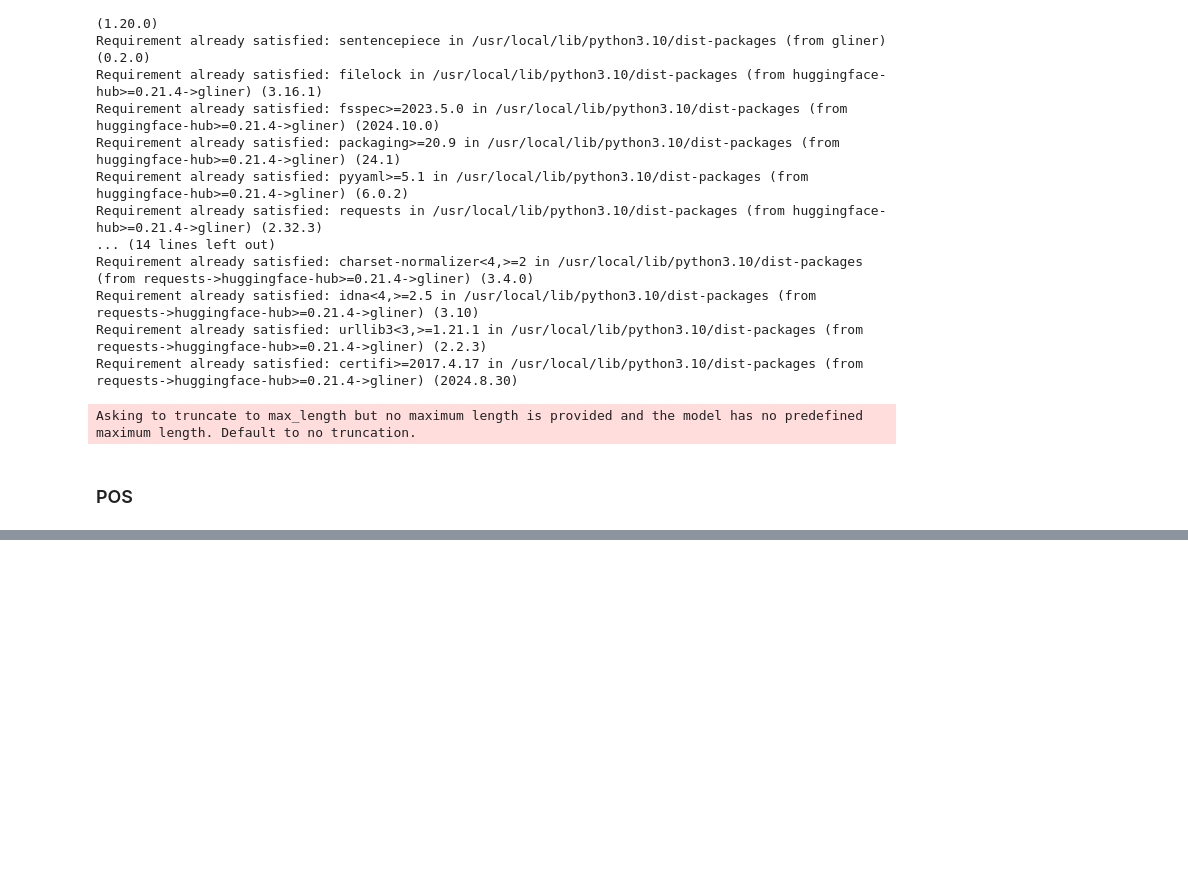
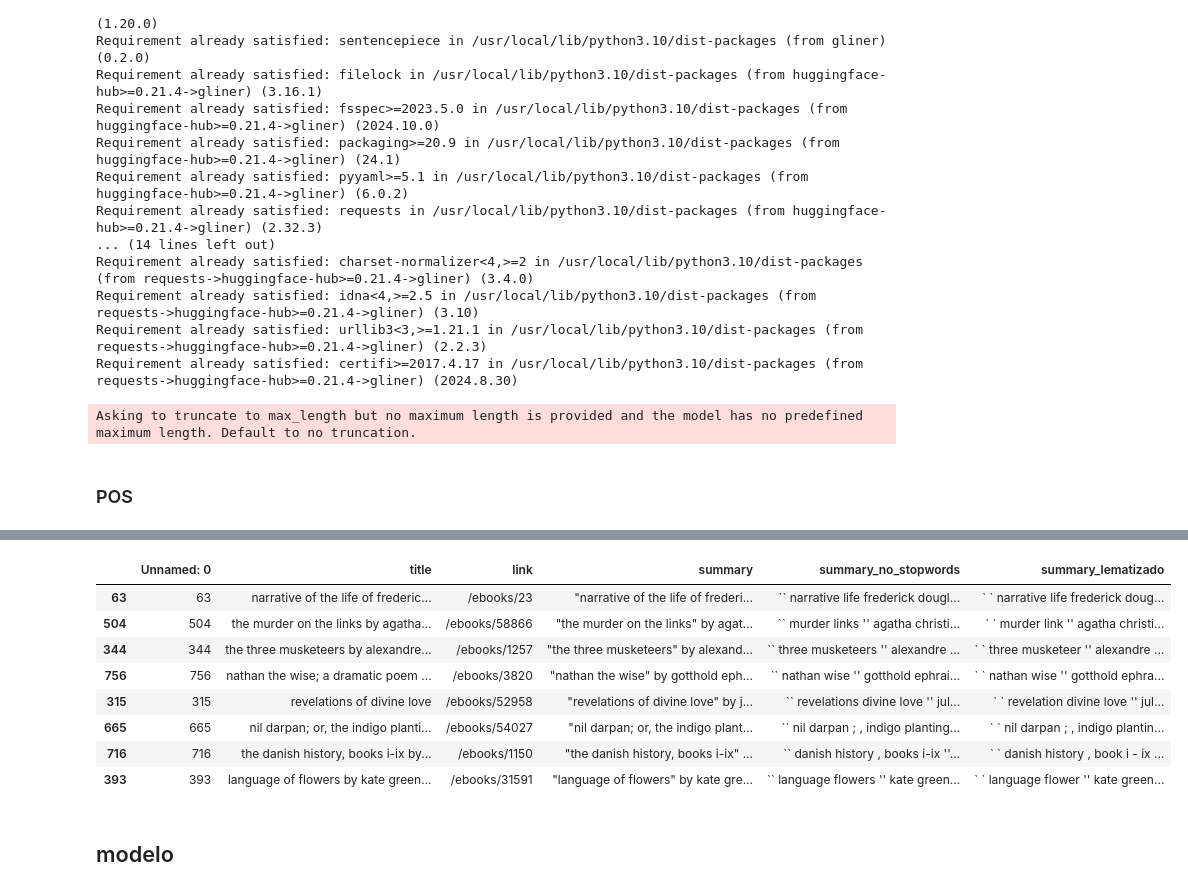
Before and after one commit to bpace1/NLP-TP1, a Jupyter notebook: NLP_TP1_model.ipynb, the cells around one changed output, grey strips where cells are left out. Cells and saved outputs as stored; diff of their text form; code cells hidden in the pictures; blank space fills up the shorter version.

```diff
--- a/NLP_TP1_model.ipynb
+++ b/NLP_TP1_model.ipynb
@@ -293,0 +324,6 @@ print(df)
+# %%
+df_libros = df_libros.dropna()
+# %%
+df_peliculas['description_no_stopwords'] = df_peliculas['description'].apply(remove_stopwords)
+df_libros['summary_no_stopwords'] = df_libros['summary'].apply(remove_stopwords)
+df_juegos['Description_no_stopwords'] = df_juegos['Description'].apply(remove_stopwords)
@@ -293,0 +332,11 @@ print(df)
+# %%
+!python -m spacy download en_core_web_sm
+lemmatizer = spacy.load("en_core_web_sm")
+
+def lematizar_texto(texto: str) -> str:
+    """
+    Función para lematizar un texto en inglés
+    """
+    lemmatizer_ = lemmatizer(texto)
+    lemmas = [tok.lemma_.lower() for tok in lemmatizer_]
+    return ' '.join(lemmas)
@@ -293,0 +361,18 @@ print(df)
+# %%
+df_libros['summary_lematizado'] = df_libros['summary_no_stopwords'].apply(lematizar_texto)
+df_peliculas['description_lematizado'] = df_peliculas['description_no_stopwords'].apply(lematizar_texto)
+df_juegos['Description_lematizado'] = df_juegos['Description_no_stopwords'].apply(lematizar_texto)
+# %%
+df_libros.sample(8)
+# %% [output]
+|  | Unnamed: 0 | title | link | summary | summary_no_stopwords | summary_lematizado |
+| 63 | 63 | narrative of the life of frederic... | /ebooks/23 | "narrative of the life of frederi... | `` narrative life frederick dougl... | ` ` narrative life frederick doug... |
+| 504 | 504 | the murder on the links by agatha... | /ebooks/58866 | "the murder on the links" by agat... | `` murder links '' agatha christi... | ` ` murder link '' agatha christi... |
+| 344 | 344 | the three musketeers by alexandre... | /ebooks/1257 | "the three musketeers" by alexand... | `` three musketeers '' alexandre ... | ` ` three musketeer '' alexandre ... |
+| 756 | 756 | nathan the wise; a dramatic poem ... | /ebooks/3820 | "nathan the wise" by gotthold eph... | `` nathan wise '' gotthold ephrai... | ` ` nathan wise '' gotthold ephra... |
+| 315 | 315 | revelations of divine love | /ebooks/52958 | "revelations of divine love" by j... | `` revelations divine love '' jul... | ` ` revelation divine love '' jul... |
+| 665 | 665 | nil darpan; or, the indigo planti... | /ebooks/54027 | "nil darpan; or, the indigo plant... | `` nil darpan ; , indigo planting... | ` ` nil darpan ; , indigo plantin... |
+| 716 | 716 | the danish history, books i-ix by... | /ebooks/1150 | "the danish history, books i-ix" ... | `` danish history , books i-ix ''... | ` ` danish history , book i - ix ... |
+| 393 | 393 | language of flowers by kate green... | /ebooks/31591 | "language of flowers" by kate gre... | `` language flowers '' kate green... | ` ` language flower '' kate green... |
+# %% [markdown]
+## modelo
```
Also changed, not shown: parts of 16 cells of this notebook.
